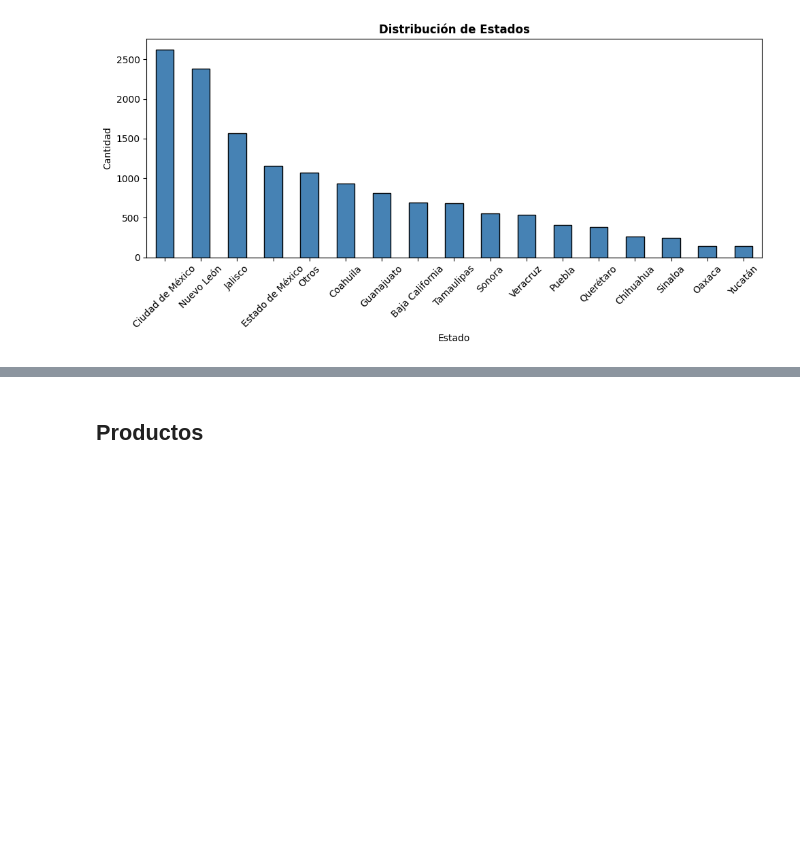
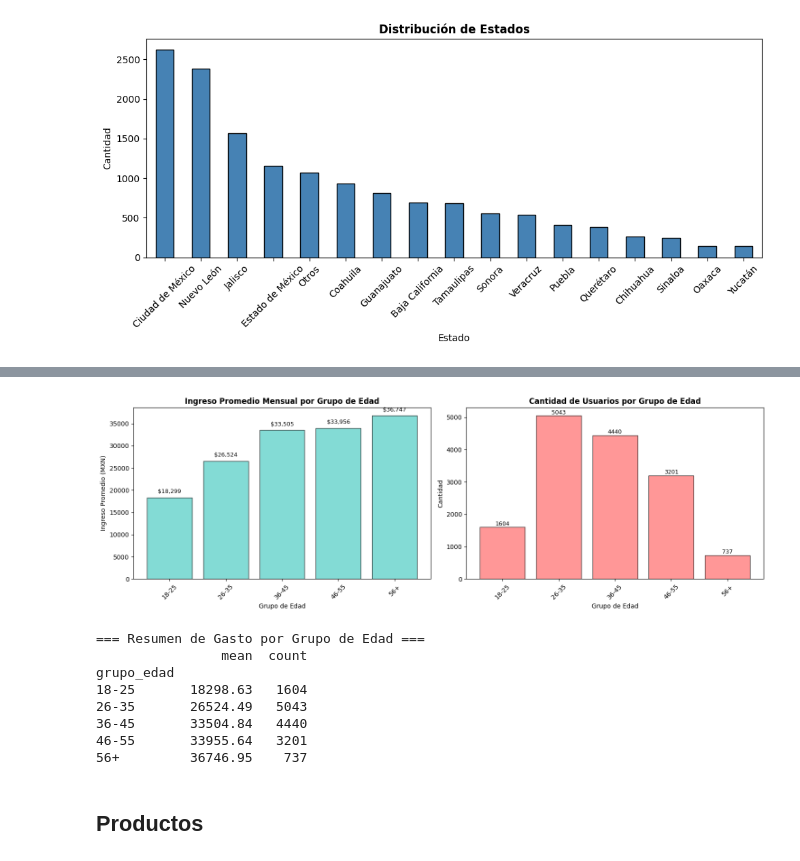
Before and after one commit to Luzdks/Datathon-2026-Wicho, a Jupyter notebook: EDA_datos-transaccionales.ipynb, the cells around one changed output, grey strips where cells are left out. Saved outputs shown, nothing was run; the diff lists cells and outputs as text; code cells hidden in the pictures; blank space fills up the shorter version.

```diff
--- a/EDA_datos-transaccionales.ipynb
+++ b/EDA_datos-transaccionales.ipynb
@@ -215,6 +218,51 @@ es_hey_pro
 False    51.114809
 True     48.885191
 Name: proportion, dtype: float64
+# %%
+# Crear grupos de edad y analizar gasto por grupo
+# Crear categorías de edad
+bins = [0, 25, 35, 45, 55, 150]
+labels = ['18-25', '26-35', '36-45', '46-55', '56+']
+df_clientes['grupo_edad'] = pd.cut(df_clientes['edad'], bins=bins, labels=labels, right=False)
+
+# Gasto promedio por grupo de edad
+fig, axes = plt.subplots(1, 2, figsize=(15, 5))
+
+# Gráfico 1: Ingreso promedio por grupo de edad
+gasto_por_edad = df_clientes.groupby('grupo_edad')['ingreso_mensual_mxn'].agg(['mean', 'count'])
+axes[0].bar(gasto_por_edad.index, gasto_por_edad['mean'], color='#4ECDC4', edgecolor='black', alpha=0.7)
+axes[0].set_title('Ingreso Promedio Mensual por Grupo de Edad', fontsize=12, fontweight='bold')
+axes[0].set_xlabel('Grupo de Edad')
+axes[0].set_ylabel('Ingreso Promedio (MXN)')
+axes[0].tick_params(axis='x', rotation=45)
+for i, v in enumerate(gasto_por_edad['mean']):
+    axes[0].text(i, v + 1000, f'${v:,.0f}', ha='center', fontsize=9)
+
+# Gráfico 2: Cantidad de usuarios por grupo de edad
+axes[1].bar(gasto_por_edad.index, gasto_por_edad['count'], color='#FF6B6B', edgecolor='black', alpha=0.7)
+axes[1].set_title('Cantidad de Usuarios por Grupo de Edad', fontsize=12, fontweight='bold')
+axes[1].set_xlabel('Grupo de Edad')
+axes[1].set_ylabel('Cantidad')
+axes[1].tick_params(axis='x', rotation=45)
+for i, v in enumerate(gasto_por_edad['count']):
+    axes[1].text(i, v + 50, f'{int(v)}', ha='center', fontsize=9)
+
+plt.tight_layout()
+plt.show()
+
+# Tabla resumen
+print("\n=== Resumen de Gasto por Grupo de Edad ===")
+print(gasto_por_edad.round(2))
+# %% [output]
+[figure, added]
+=== Resumen de Gasto por Grupo de Edad ===
+                mean  count
+grupo_edad
+18-25       18298.63   1604
+26-35       26524.49   5043
+36-45       33504.84   4440
+46-55       33955.64   3201
+56+         36746.95    737
 # %% [markdown]
 ## Productos
 # %%
```
Also changed, not shown: parts of 1 cell of this notebook, 3 other files.
